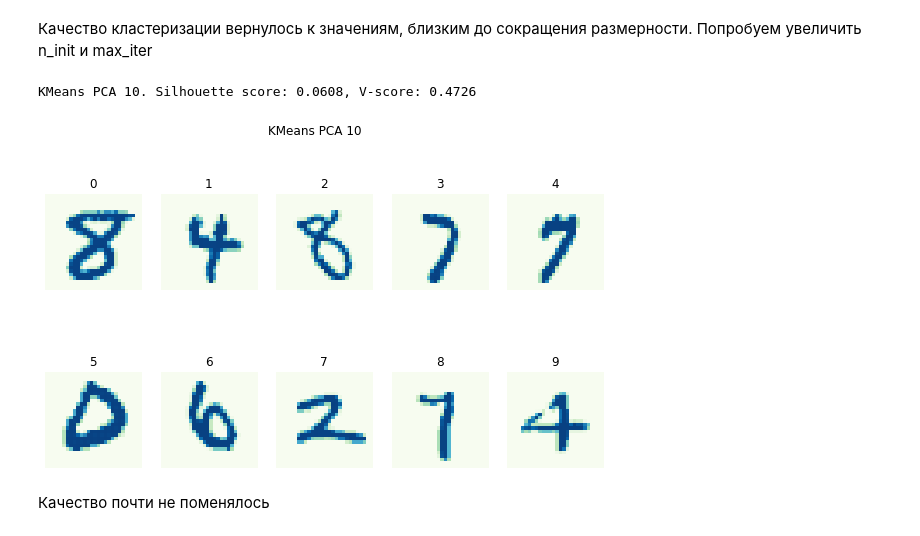
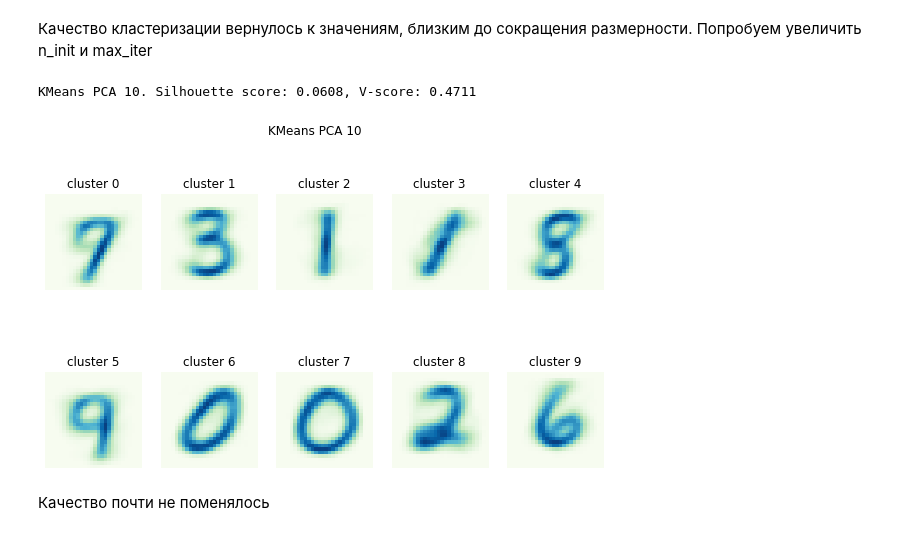
Before and after one commit to albert-bariev/rs-school-ml, a Jupyter notebook: 8_clustering.ipynb, the cells around one changed output. Drawn from its saved outputs; the diff is of its cells as text; code cells hidden in the pictures.

```diff
--- a/8_clustering.ipynb
+++ b/8_clustering.ipynb
@@ -540,14 +540,14 @@ def get_clusters_centers(X, y):
     return np.array(centroids)
 
 
-def plot_centers(cluster_centers, labels, model_name):
+def plot_centers(cluster_centers, model_name):
 
     fig, axes = plt.subplots(nrows=2, ncols=5, figsize=(10,6))
 
-    for ax, image, label in zip(axes.flatten(), cluster_centers, labels):
+    for ax, image, label in zip(axes.flatten(), cluster_centers, range(10)):
         ax.set_axis_off()
         ax.imshow(image.reshape(28, 28), cmap=plt.cm.GnBu)
-        ax.set_title(label)
+        ax.set_title(f'cluster {label}')
     fig.suptitle(model_name)
 
     return
@@ -654,10 +665,11 @@ Wall time: 511 ms
 # %%
 kmeans_pca_10 = KMeans(n_clusters=10, n_init=30, max_iter=1000).fit(X_pca_10)
 get_metrics(X=X_sample, y_true=y_sample, y_pred=kmeans_pca_10.labels_, model_name='KMeans PCA 10')
-plot_centers(X_sample, list(set(kmeans_pca_10.labels_)), 'KMeans PCA 10')
+cluster_centers = get_clusters_centers(X_sample, kmeans_pca_10.labels_)
+plot_centers(cluster_centers, 'KMeans PCA 10')
 # %% [output]
-KMeans PCA 10. Silhouette score: 0.0608, V-score: 0.4726
+KMeans PCA 10. Silhouette score: 0.0608, V-score: 0.4711
-[figure, old version]
+[figure, new version]
 # %% [markdown]
 Качество почти не поменялось
 # %% [markdown]
```
Also changed, not shown: parts of 31 cells of this notebook.
